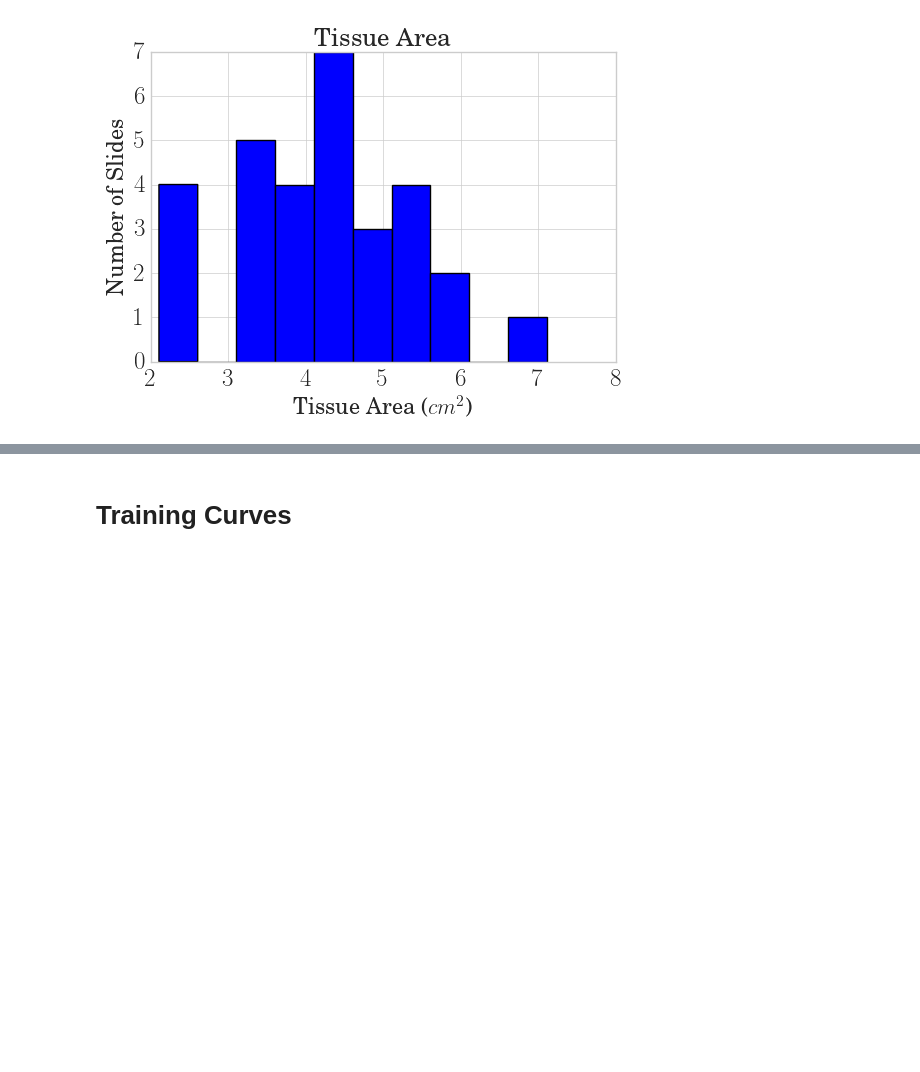
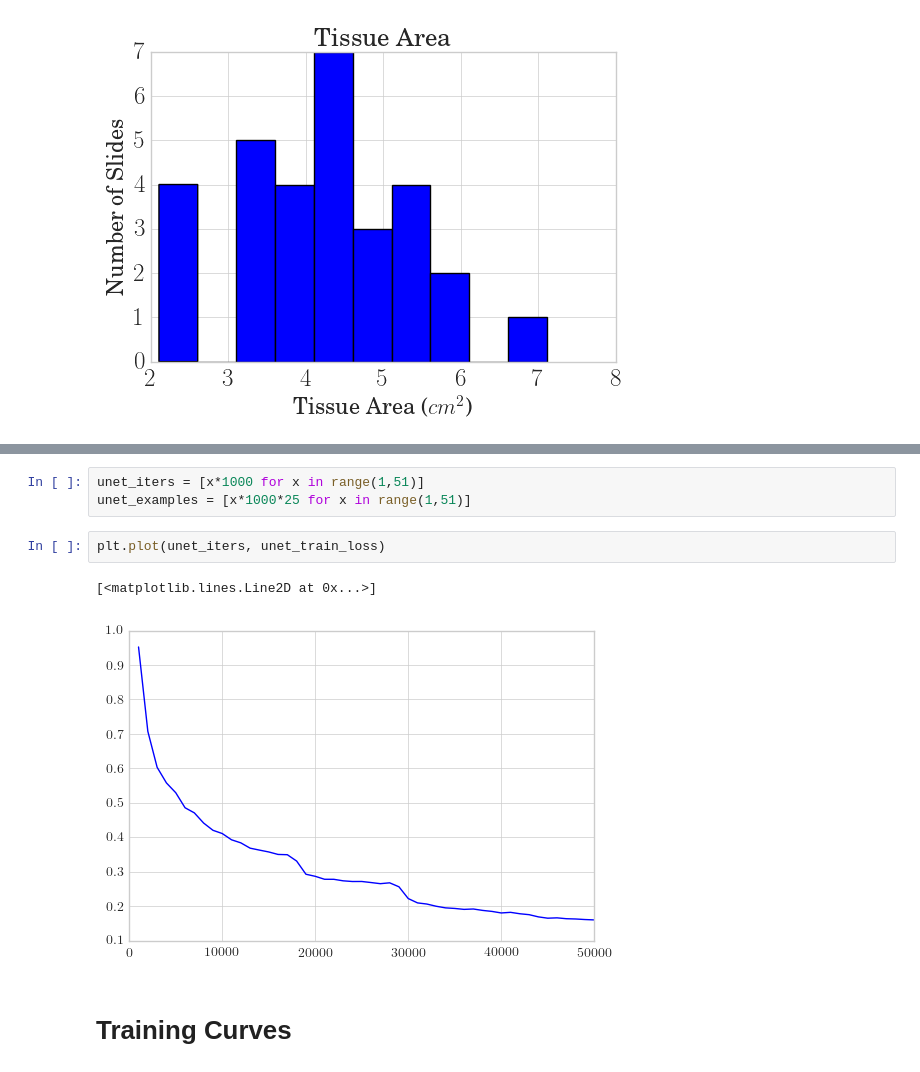
Before and after one commit to BioImageInformatics/histo_seg, a Jupyter notebook: notebooks/plot_logs.ipynb, the cells around one changed output, grey strips where cells are left out. Saved outputs shown, nothing was run; the diff lists cells and outputs as text; blank space fills up the shorter version.

```diff
--- a/notebooks/plot_logs.ipynb
+++ b/notebooks/plot_logs.ipynb
@@ -73,3 +285,11 @@ fig.savefig(outpath, bbox_inches='tight')
+# %%
+unet_iters = [x*1000 for x in range(1,51)]
+unet_examples = [x*1000*25 for x in range(1,51)]
+# %%
+plt.plot(unet_iters, unet_train_loss)
+# %% [output]
+[<matplotlib.lines.Line2D at 0x...>]
+[figure, added]
 # %% [markdown]
 # Training Curves
 # %%
```
Also changed, not shown: parts of 2 cells of this notebook, 1 other file.
